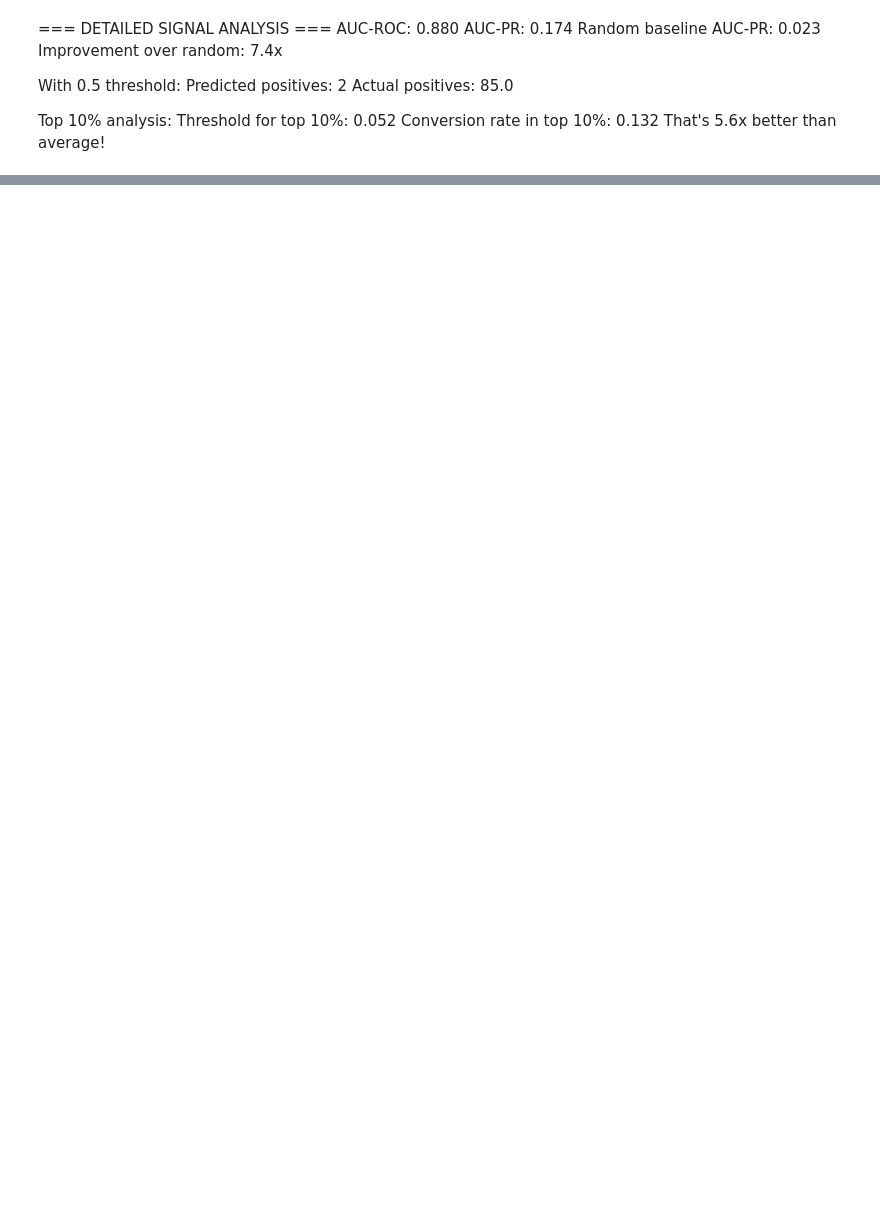
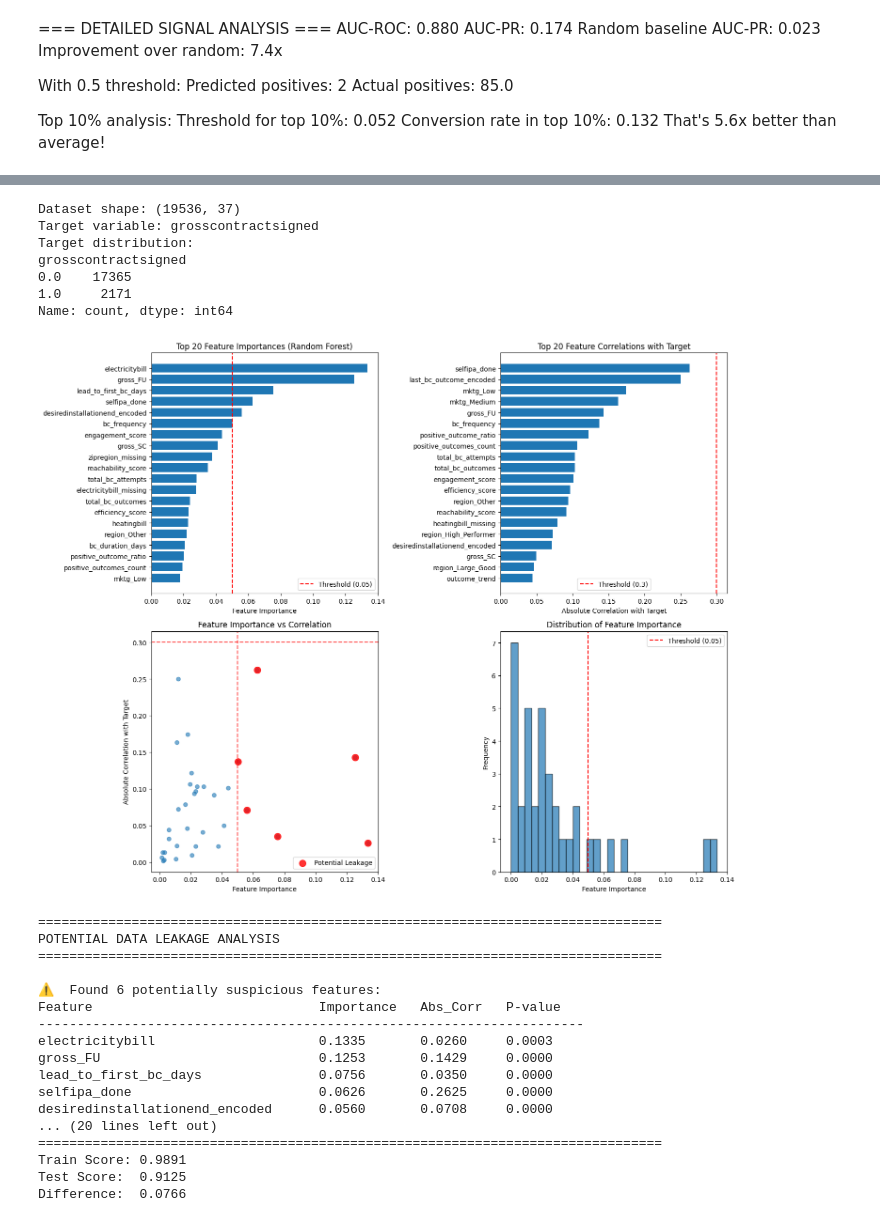
Before and after one commit to Elifchio/client, a Jupyter notebook: 03_feature selection.ipynb, the cells around one changed output, grey strips where cells are left out. Saved outputs shown, nothing was run; the diff lists cells and outputs as text; code cells hidden in the pictures; blank space fills up the shorter version.

```diff
--- a/03_feature selection.ipynb
+++ b/03_feature selection.ipynb
@@ -238,0 +695,32 @@ memory usage: 2.1 MB
+# %%
+# ry after dropping top 3 leaky
+# Test without the most suspicious features
+leaky_features = ['mktgparamscore_missing', 'net_SC', 'net_FU', 'time_first_sc_to_first_net_fu']
+df_clean = df.drop(columns=leaky_features)
+results_clean, model_clean = analyze_feature_importance_and_leakage(df_clean, 'grosscontractsigned', 'classification')
+# %% [output]
+Dataset shape: (19536, 37)
+Target variable: grosscontractsigned
+Target distribution:
+grosscontractsigned
+0.0    17365
+1.0     2171
+Name: count, dtype: int64
+[figure, added]
+================================================================================
+POTENTIAL DATA LEAKAGE ANALYSIS
+================================================================================
+
+⚠️  Found 6 potentially suspicious features:
+Feature                             Importance   Abs_Corr   P-value
+----------------------------------------------------------------------
+electricitybill                     0.1335       0.0260     0.0003
+gross_FU                            0.1253       0.1429     0.0000
+lead_to_first_bc_days               0.0756       0.0350     0.0000
+selfipa_done                        0.0626       0.2625     0.0000
+desiredinstallationend_encoded      0.0560       0.0708     0.0000
+... (20 lines left out)
+================================================================================
+Train Score: 0.9891
+Test Score:  0.9125
+Difference:  0.0766
```
Also changed, not shown: parts of 13 cells of this notebook.
